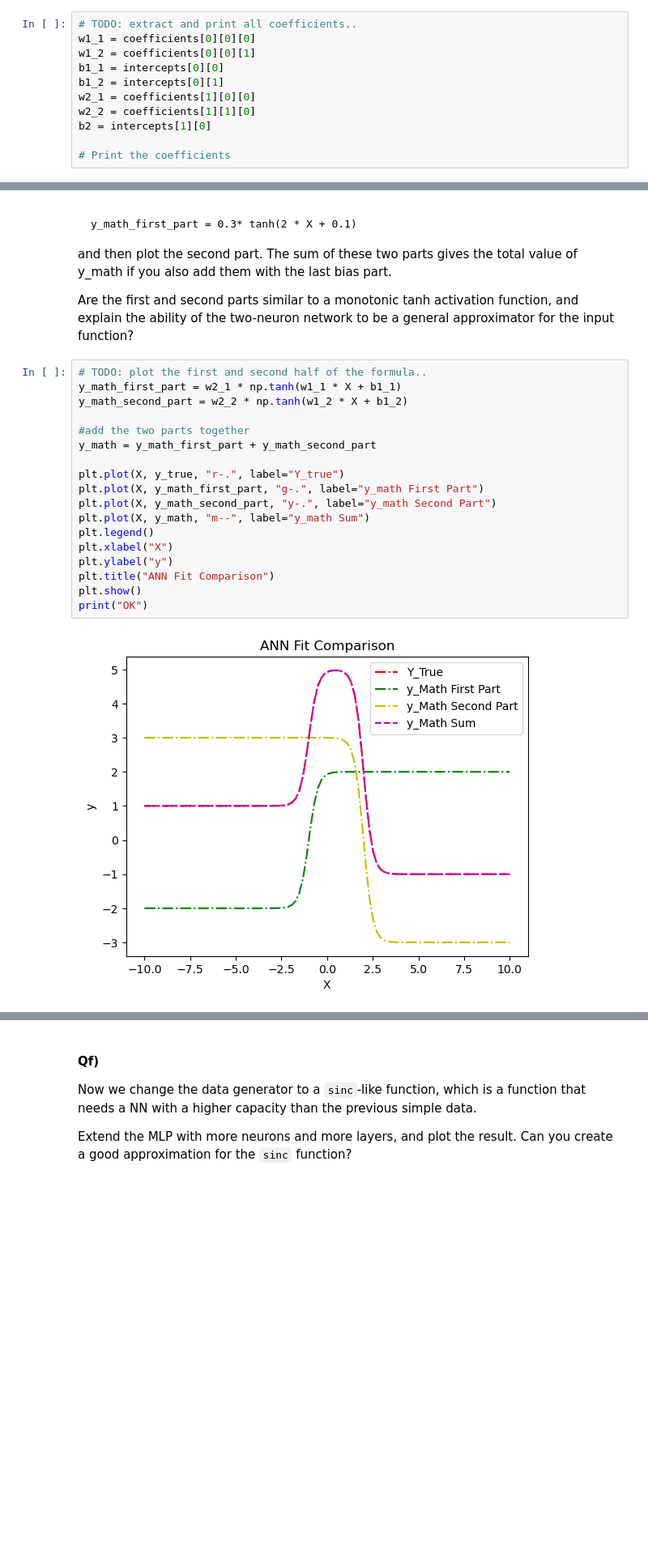
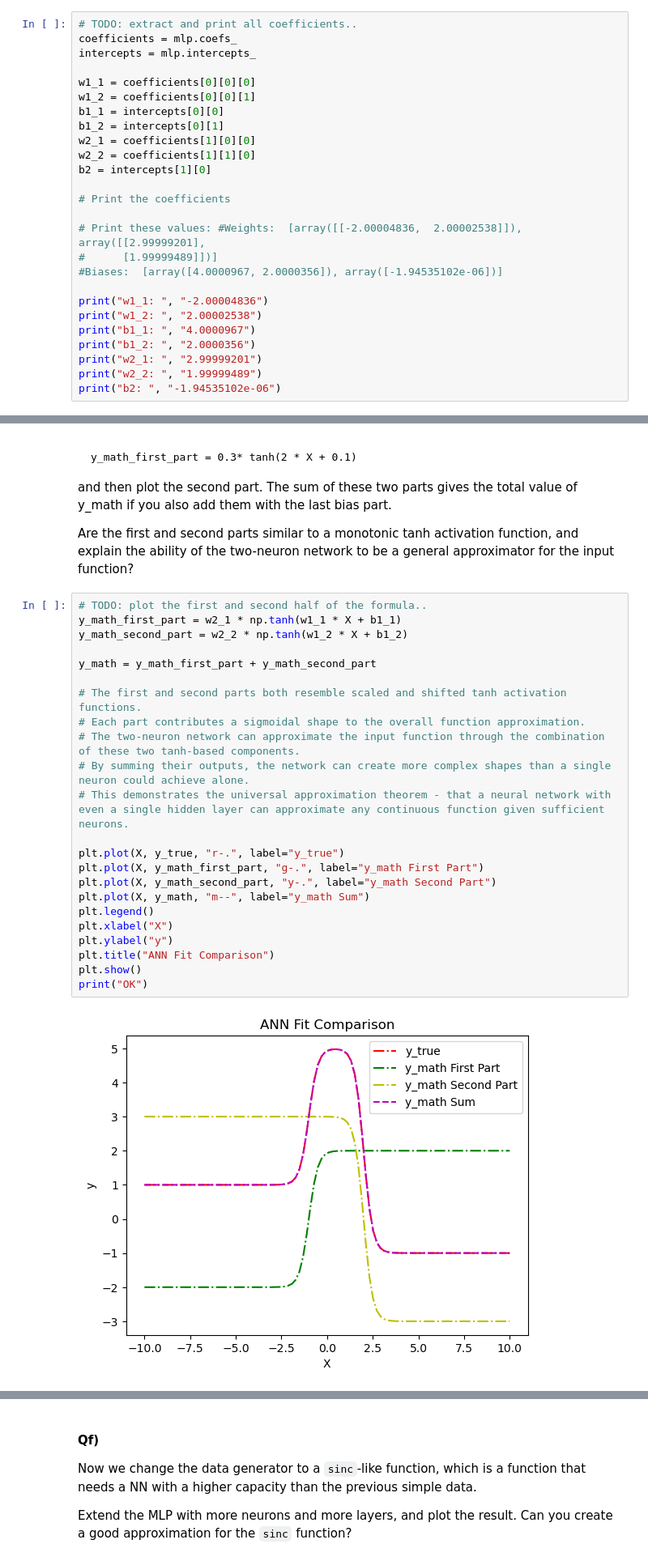
Before and after one commit to MadsSoeborg/MAL_30, a Jupyter notebook: O2/ann.ipynb, the cells around one changed output, grey strips where cells are left out. Shown at 81% size. Saved outputs shown, nothing was run; the diff lists cells and outputs as text; blank space fills up the shorter version.

```diff
--- a/O2/ann.ipynb
+++ b/O2/ann.ipynb
@@ -108,6 +125,9 @@ Draw the ANN with its input-, hidden- and output-layer. Remember the bias input
 Now, add the seven weights extracted from the MLP attributes to the drawing: four w coefficients and three bias coefficients.
 # %%
 # TODO: extract and print all coefficients..
+coefficients = mlp.coefs_
+intercepts = mlp.intercepts_
+
 w1_1 = coefficients[0][0][0]
 w1_2 = coefficients[0][0][1]
 b1_1 = intercepts[0][0]
@@ -117,3 +137,15 @@ w2_2 = coefficients[1][1][0]
 b2 = intercepts[1][0]
 
 # Print the coefficients
+
+# Print these values: #Weights:  [array([[-2.00004836,  2.00002538]]), array([[2.99999201],
+#      [1.99999489]])]
+#Biases:  [array([4.0000967, 2.0000356]), array([-1.94535102e-06])]
+
+print("w1_1: ", "-2.00004836")
+print("w1_2: ", "2.00002538")
+print("b1_1: ", "4.0000967")
+print("b1_2: ", "2.0000356")
+print("w2_1: ", "2.99999201")
+print("w2_2: ", "1.99999489")
+print("b2: ", "-1.94535102e-06")
@@ -191,23 +231,28 @@ Are the first and second parts similar to a monotonic tanh activation function,
 # %%
 # TODO: plot the first and second half of the formula..
 y_math_first_part = w2_1 * np.tanh(w1_1 * X + b1_1)
 y_math_second_part = w2_2 * np.tanh(w1_2 * X + b1_2)
 
-#add the two parts together
 y_math = y_math_first_part + y_math_second_part
 
-plt.plot(X, y_true, "r-.", label="Y_true")
+# The first and second parts both resemble scaled and shifted tanh activation functions.
+# Each part contributes a sigmoidal shape to the overall function approximation.
+# The two-neuron network can approximate the input function through the combination of these two tanh-based components.
+# By summing their outputs, the network can create more complex shapes than a single neuron could achieve alone.
+# This demonstrates the universal approximation theorem - that a neural network with even a single hidden layer can approximate any continuous function given sufficient neurons.
+
+plt.plot(X, y_true, "r-.", label="y_true")
 plt.plot(X, y_math_first_part, "g-.", label="y_math First Part")
 plt.plot(X, y_math_second_part, "y-.", label="y_math Second Part")
 plt.plot(X, y_math, "m--", label="y_math Sum")
 plt.legend()
 plt.xlabel("X")
 plt.ylabel("y")
 plt.title("ANN Fit Comparison")
 plt.show()
 print("OK")
 # %% [output]
-[figure, old version]
+[figure, new version]
 OK
 # %% [markdown]
 #### Qf)
```
Also changed, not shown: parts of 5 cells of this notebook, 3 other files.
